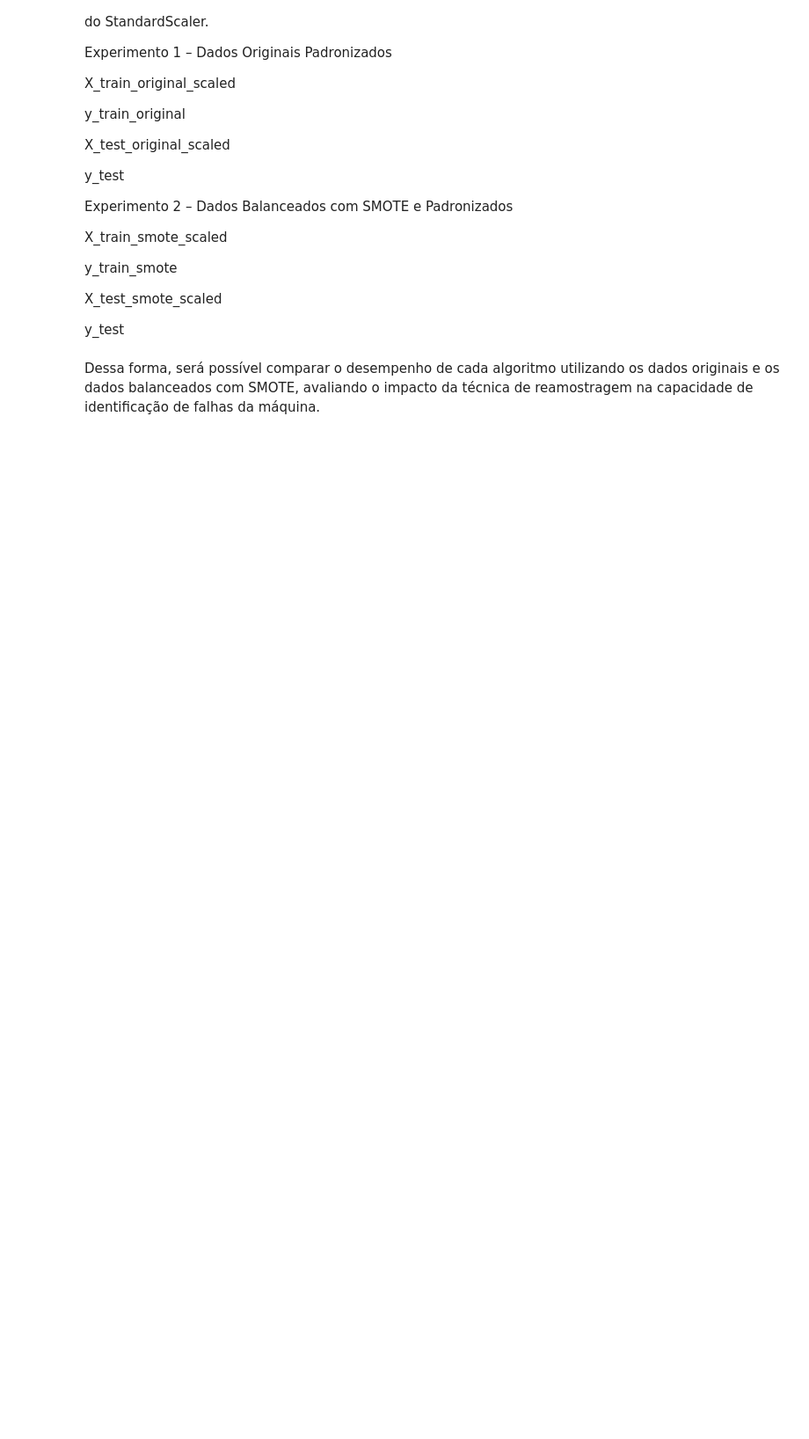
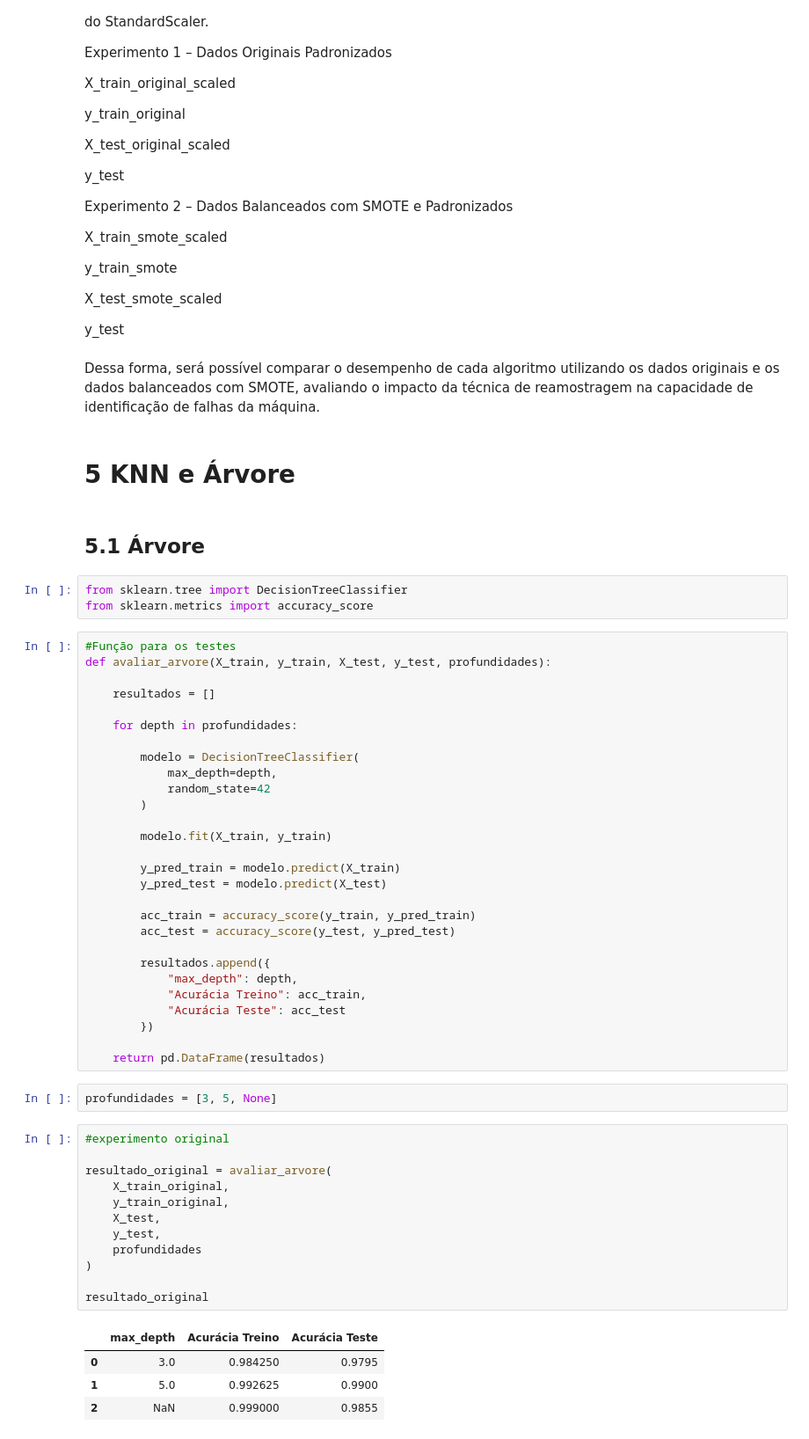
Before and after one commit to leonbenenati/projeto_avaliativo_modulo_1, a Jupyter notebook: Projeto_Avaliativo_Módulo_1.ipynb, the cells around one changed output. Shown at 88% size. Saved outputs shown, nothing was run; the diff lists cells and outputs as text; blank space fills up the shorter version.

Commit message:
implementa KNN e Árvore

```diff
--- a/Projeto_Avaliativo_Módulo_1.ipynb
+++ b/Projeto_Avaliativo_Módulo_1.ipynb
@@ -677,3 +675,57 @@ X_test_smote_scaled
 y_test
 # %% [markdown]
 Dessa forma, será possível comparar o desempenho de cada algoritmo utilizando os dados originais e os dados balanceados com SMOTE, avaliando o impacto da técnica de reamostragem na capacidade de identificação de falhas da máquina.
+# %% [markdown]
+# 5 KNN e Árvore
+# %% [markdown]
+## 5.1 Árvore
+# %%
+from sklearn.tree import DecisionTreeClassifier
+from sklearn.metrics import accuracy_score
+# %%
+#Função para os testes
+def avaliar_arvore(X_train, y_train, X_test, y_test, profundidades):
+
+    resultados = []
+
+    for depth in profundidades:
+
+        modelo = DecisionTreeClassifier(
+            max_depth=depth,
+            random_state=42
+        )
+
+        modelo.fit(X_train, y_train)
+
+        y_pred_train = modelo.predict(X_train)
+        y_pred_test = modelo.predict(X_test)
+
+        acc_train = accuracy_score(y_train, y_pred_train)
+        acc_test = accuracy_score(y_test, y_pred_test)
+
+        resultados.append({
+            "max_depth": depth,
+            "Acurácia Treino": acc_train,
+            "Acurácia Teste": acc_test
+        })
+
+    return pd.DataFrame(resultados)
+# %%
+profundidades = [3, 5, None]
+# %%
+#experimento original
+
+resultado_original = avaliar_arvore(
+    X_train_original,
+    y_train_original,
+    X_test,
+    y_test,
+    profundidades
+)
+
+resultado_original
+# %% [output]
+|  | max_depth | Acurácia Treino | Acurácia Teste |
+| 0 | 3.0 | 0.984250 | 0.9795 |
+| 1 | 5.0 | 0.992625 | 0.9900 |
+| 2 | NaN | 0.999000 | 0.9855 |
```
Also changed, not shown: parts of 13 cells of this notebook.
